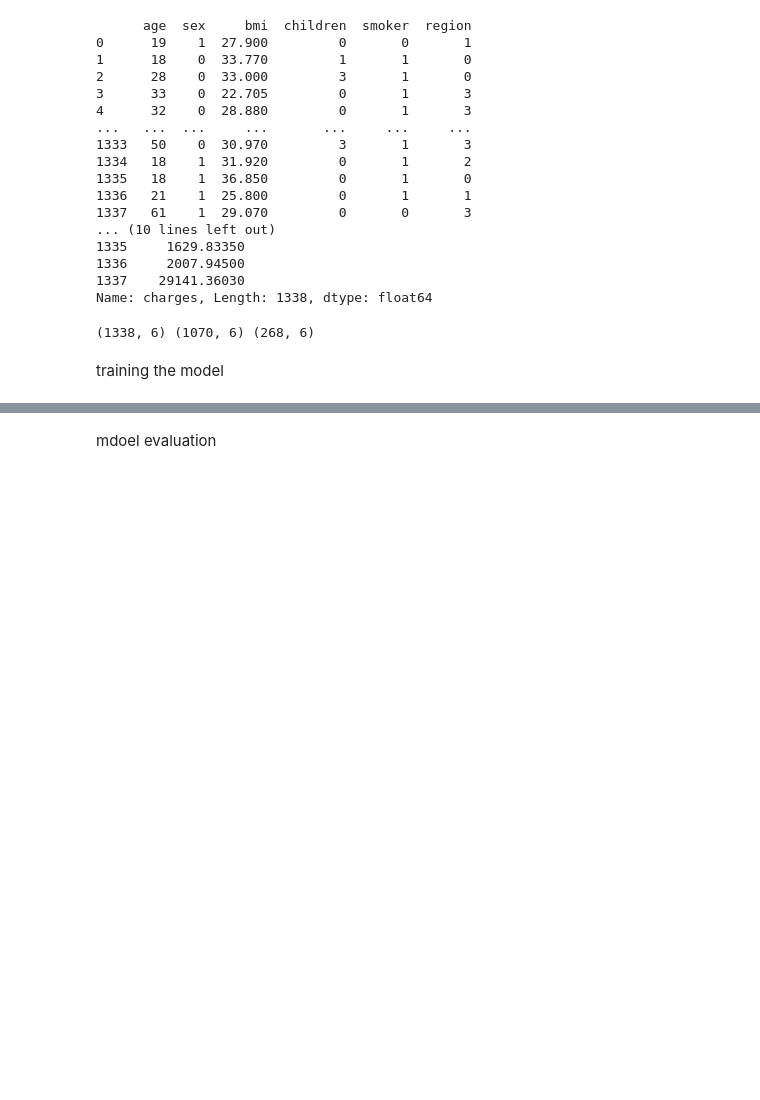
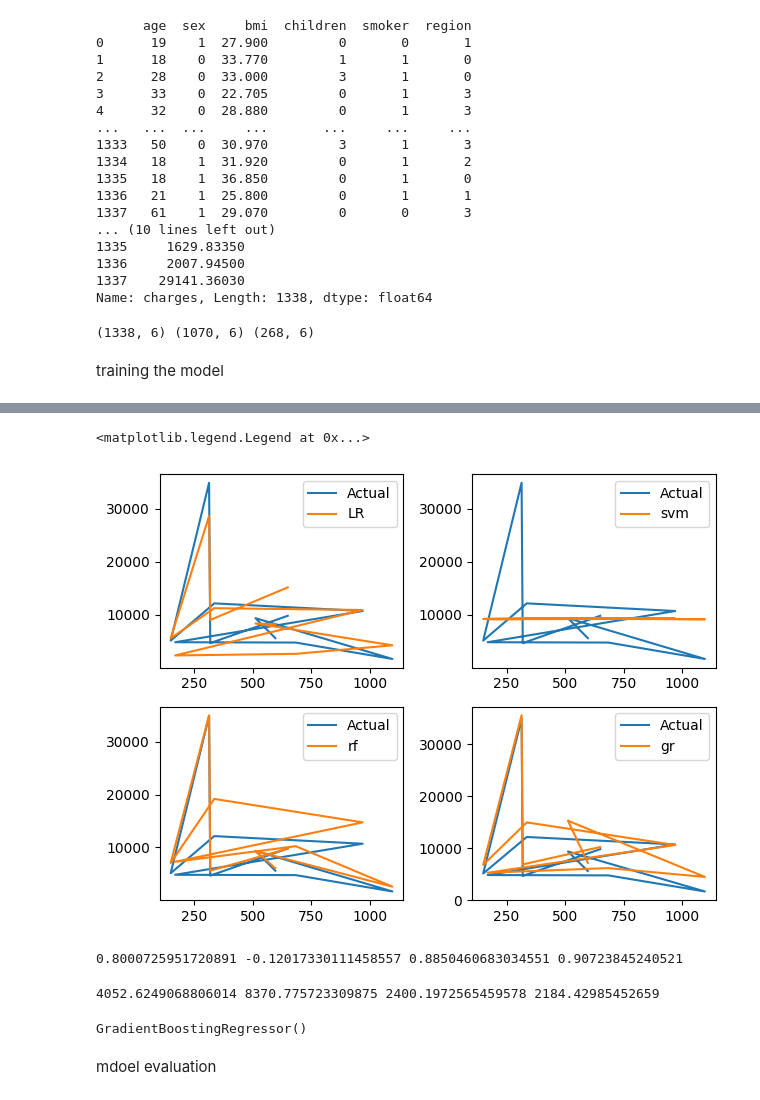
Before and after one commit to DevSijariya/Medical_Insurance_Cost_Identification, a Jupyter notebook: medical_insurance_cost_prediction.ipynb, the cells around one changed output, grey strips where cells are left out. Drawn from its saved outputs; the diff is of its cells as text; code cells hidden in the pictures; blank space fills up the shorter version.

```diff
--- a/medical_insurance_cost_prediction.ipynb
+++ b/medical_insurance_cost_prediction.ipynb
@@ -10,7 +13,7 @@ from sklearn import metrics
 Data collection & analysis
 # %%
 #loading the data from csv files to a pandas dataframe
-insurance_dataset=pd.read_csv(r"D:\capstones projects\archive (2)\insurance.csv")
+insurance_dataset=pd.read_csv(r"D:\Industrial Training\insurance.csv")
 # %%
 #first 5 rows of the daatset
 insurance_dataset.head()
@@ -284,0 +282,11 @@ LinearRegression()
+# %%
+model=LinearRegression()
+model.fit(x_train,y_train)
+LR=LinearRegression()
+LR.fit(x_train,y_train)
+svm=SVR()
+svm.fit(x_train,y_train)
+rf=RandomForestRegressor()
+rf.fit(x_train,y_train)
+gr=GradientBoostingRegressor()
+gr.fit(x_train,y_train)
@@ -284,0 +295,7 @@ LinearRegression()
+# %%
+y_pred1=LR.predict(x_test)
+y_pred2=svm.predict(x_test)
+y_pred3=rf.predict(x_test)
+y_pred4=gr.predict(x_test)
+
+df1=pd.DataFrame({'Actual':y_test,'LR':y_pred1,'svm':y_pred2,'RF':y_pred3,'GR':y_pred4})
@@ -284,0 +318,22 @@ LinearRegression()
+# %%
+plt.subplot(221)
+plt.plot(df1['Actual'].iloc[0:11],label="Actual")
+plt.plot(df1['LR'].iloc[0:11],label="LR")
+plt.legend()
+plt.subplot(222)
+plt.plot(df1['Actual'].iloc[0:11],label="Actual")
+plt.plot(df1['svm'].iloc[0:11],label="svm")
+plt.legend()
+plt.subplot(223)
+plt.plot(df1['Actual'].iloc[0:11],label="Actual")
+plt.plot(df1['RF'].iloc[0:11],label="rf")
+plt.legend()
+plt.subplot(224)
+plt.plot(df1['Actual'].iloc[0:11],label="Actual")
+plt.plot(df1['GR'].iloc[0:11],label="gr")
+
+plt.tight_layout()
+plt.legend()
+# %% [output]
+<matplotlib.legend.Legend at 0x...>
+[figure, added]
@@ -284,0 +345,17 @@ LinearRegression()
+# %%
+print(score1,score2,score3,score4)
+# %% [output]
+0.8000725951720891 -0.12017330111458557 0.8850460683034551 0.90723845240521
+# %%
+s1=metrics.mean_absolute_error(y_test,y_pred1)
+s2=metrics.mean_absolute_error(y_test,y_pred2)
+s3=metrics.mean_absolute_error(y_test,y_pred3)
+s4=metrics.mean_absolute_error(y_test,y_pred4)
+print(s1,s2,s3,s4)
+# %% [output]
+4052.6249068806014 8370.775723309875 2400.1972565459578 2184.42985452659
+# %%
+gr=GradientBoostingRegressor()
+gr.fit(x,y)
+# %% [output]
+GradientBoostingRegressor()
```
Also changed, not shown: parts of 19 cells of this notebook.
